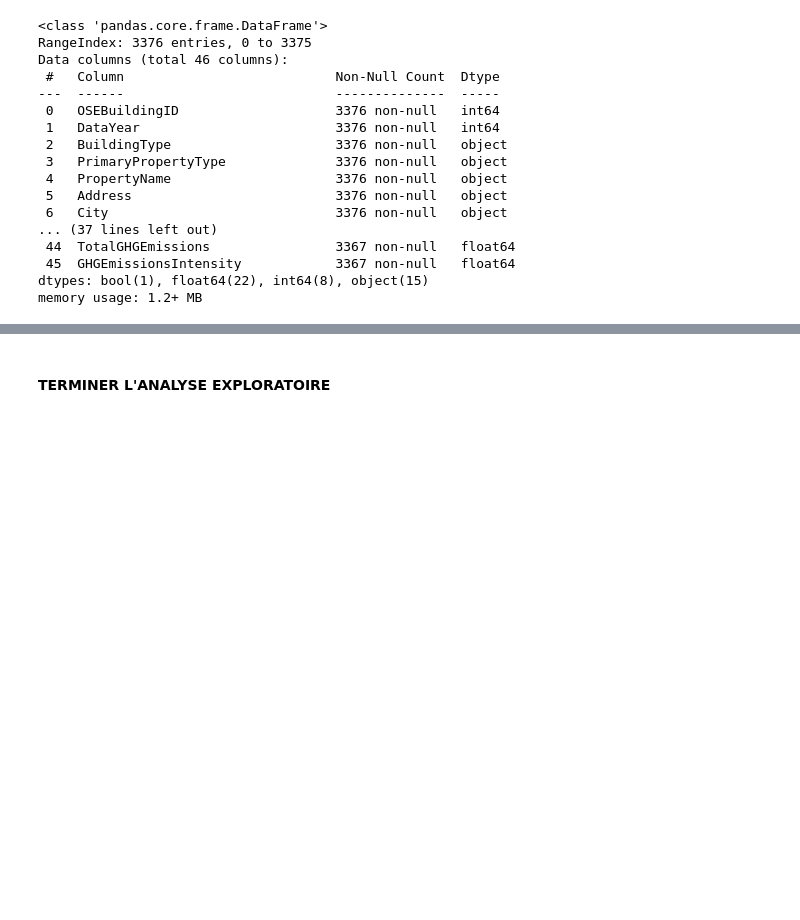
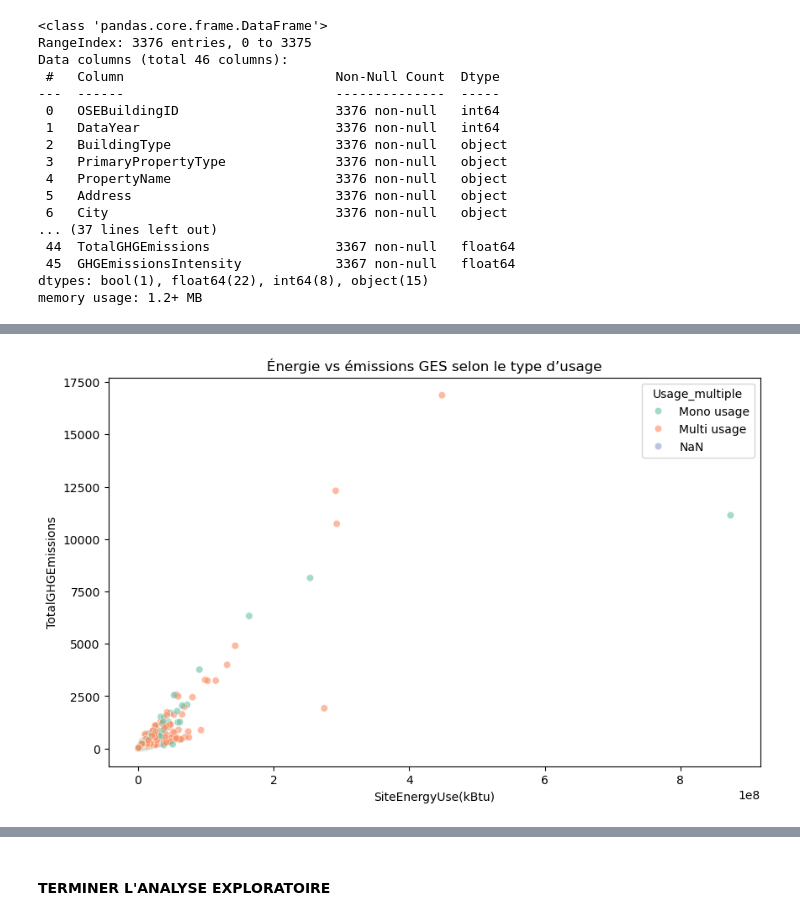
Before and after one commit to Thomas-Auvin/Projet3, a Jupyter notebook: Projet-3-code_1.ipynb, the cells around one changed output, grey strips where cells are left out. Cells and saved outputs as stored; diff of their text form; code cells hidden in the pictures; blank space fills up the shorter version.

```diff
--- a/Projet-3-code_1.ipynb
+++ b/Projet-3-code_1.ipynb
@@ -145,0 +197,6 @@ plt.show()
+# %%
+#filtre sur les consommations pour enlever les 0
+
+df_filtre_targetsans0 = building_consumption_filtré[building_consumption_filtré["SiteEnergyUse(kBtu)"] > 0]
+df_filtre_targetsans0 = df_filtre_targetsans0[df_filtre_targetsans0["TotalGHGEmissions"] > 0]
+df_filtre_targetsans0.info()
@@ -145,0 +221,20 @@ plt.show()
+# %%
+#Visualiation 4 Avec filtre sur les consommations pour enlever les 0
+
+plt.figure(figsize=(10, 6))
+
+sns.scatterplot(
+    data=df_filtre_targetsans0,
+    x="SiteEnergyUse(kBtu)",
+    y="TotalGHGEmissions",
+    hue="Usage_multiple",
+    palette="Set2",
+    alpha=0.6
+)
+
+plt.title("Énergie vs émissions GES selon le type d’usage")
+plt.xlabel("SiteEnergyUse(kBtu)")
+plt.ylabel("TotalGHGEmissions")
+plt.show()
+# %% [output]
+[figure, added]
```
Also changed, not shown: parts of 29 cells of this notebook.
